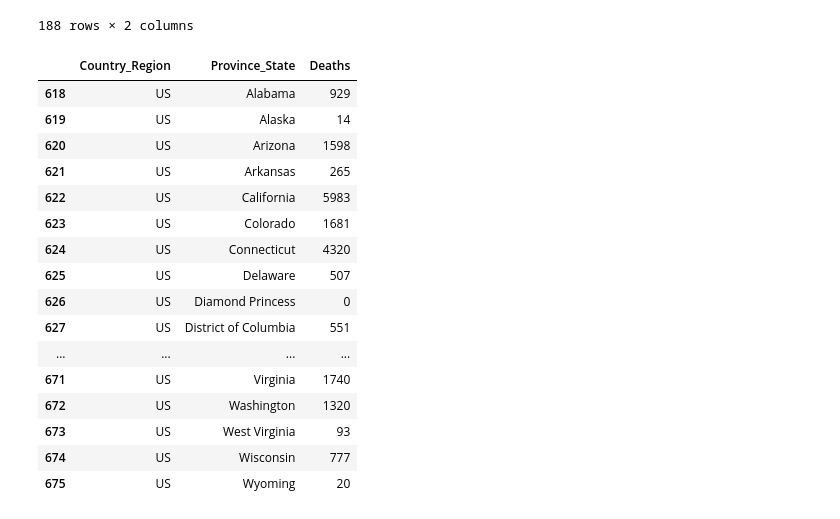
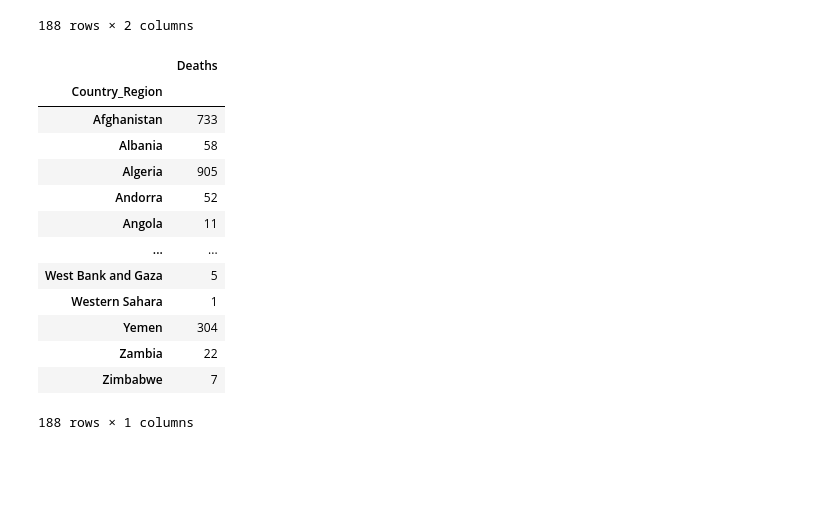
Before and after one commit to phuphan626/Group-4-Project-1, a Jupyter notebook: analysis/Covid-19-analysis.ipynb, the cells around one changed output. Drawn from its saved outputs; the diff is of its cells as text; code cells hidden in the pictures; blank space fills up the shorter version.

```diff
--- a/analysis/Covid-19-analysis.ipynb
+++ b/analysis/Covid-19-analysis.ipynb
@@ -161,34 +148,30 @@ population_df.sort_values(by='Country_Region')
 | 183 | Zimbabwe | 14862927.0 |
 188 rows × 2 columns
 # %%
-grouped_global=cleaned_global_dataset.groupby(['Country_Region','Province_State'])
+grouped_global=cleaned_global_dataset.groupby(['Country_Region'])
 mortality_rate=grouped_global['Deaths'].sum().reset_index()
 mortality_rate.sort_values(by='Country_Region')
+mortality_rate=mortality_rate.set_index('Country_Region')
 # mortality_rate.loc[mortality_rate['Country_Region']=='US']
 # sorted_value=mortality_rate.sort_values(by='Country_Region')
 # population_df['Mortality']=sorted_value['Deaths']
 # # # population_df.loc[:,'Mortality'=mortality_rate]
 # joined_df=population_df.join(mortality_rate,how='left',on='Country_Region')
 
-
-us_mortality=mortality_rate.loc[mortality_rate['Country_Region']=='US']
-us_mortality
+mortality_rate
 # %% [output]
-|  | Country_Region | Province_State | Deaths |
-| 618 | US | Alabama | 929 |
-| 619 | US | Alaska | 14 |
-| 620 | US | Arizona | 1598 |
-| 621 | US | Arkansas | 265 |
-| 622 | US | California | 5983 |
-| 623 | US | Colorado | 1681 |
-| 624 | US | Connecticut | 4320 |
-| 625 | US | Delaware | 507 |
-| 626 | US | Diamond Princess | 0 |
-| 627 | US | District of Columbia | 551 |
-| ... | ... | ... | ... |
-| 671 | US | Virginia | 1740 |
-| 672 | US | Washington | 1320 |
-| 673 | US | West Virginia | 93 |
-| 674 | US | Wisconsin | 777 |
-| 675 | US | Wyoming | 20 |
+|  | Deaths |
+| Country_Region |  |
+| Afghanistan | 733 |
+| Albania | 58 |
+| Algeria | 905 |
+| Andorra | 52 |
+| Angola | 11 |
+| ... | ... |
+| West Bank and Gaza | 5 |
+| Western Sahara | 1 |
+| Yemen | 304 |
+| Zambia | 22 |
+| Zimbabwe | 7 |
+188 rows × 1 columns
 # %%
```
Also changed, not shown: parts of 9 cells of this notebook.
